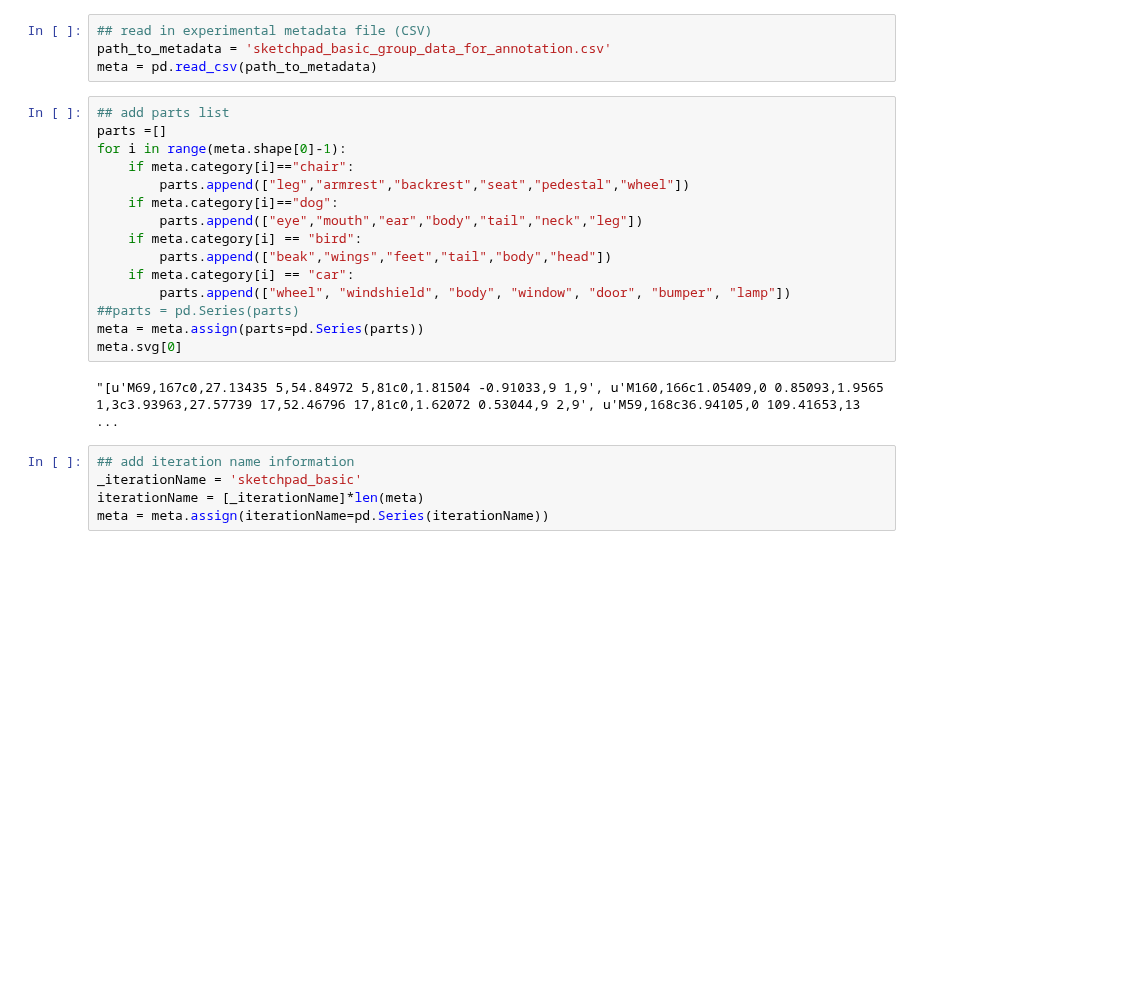
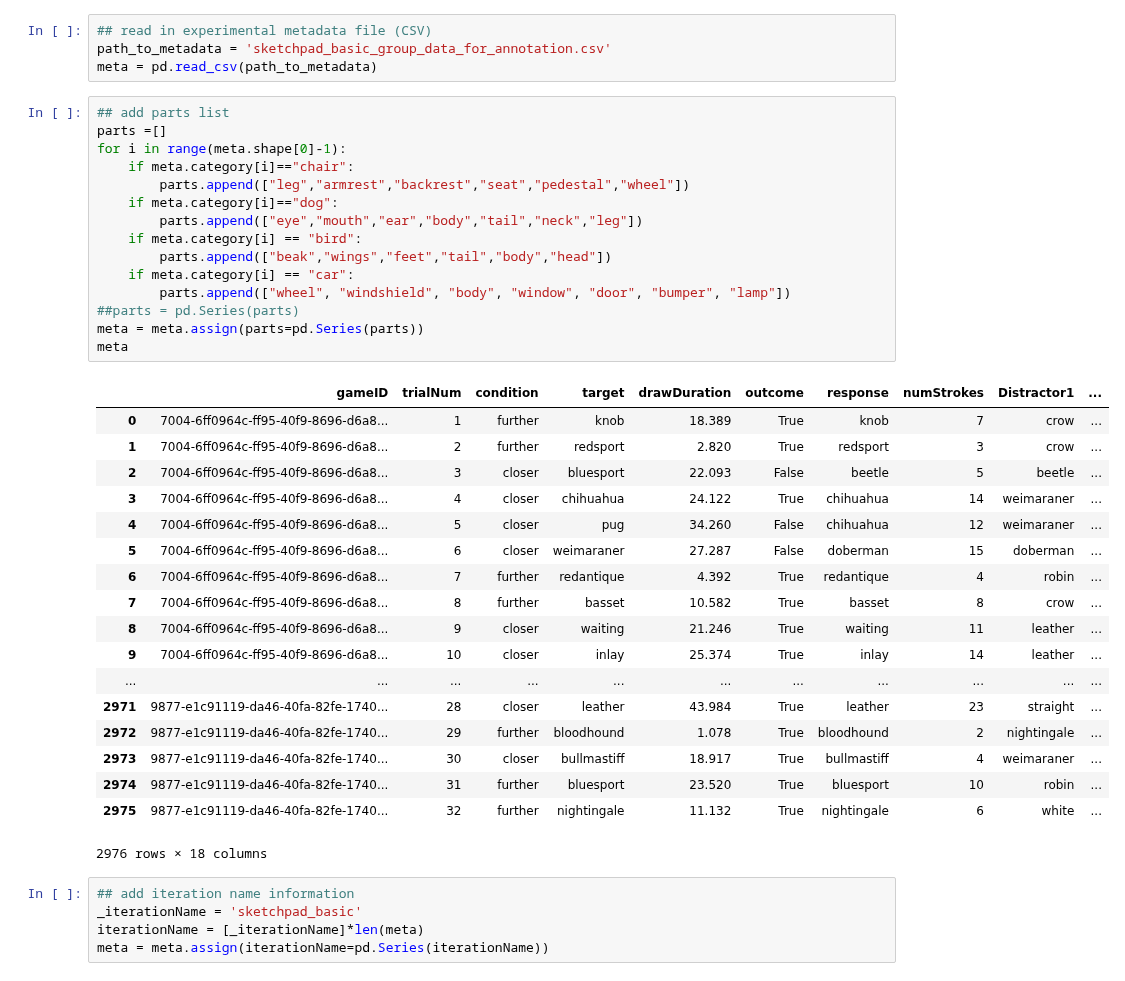
Before and after one commit to cogtoolslab/semantic_parts, a Jupyter notebook: data/preprocess_sketches_for_annotation_and_add_to_mongo.ipynb, the cells around one changed output. Cells and saved outputs as stored; diff of their text form; blank space fills up the shorter version.

```diff
--- a/data/preprocess_sketches_for_annotation_and_add_to_mongo.ipynb
+++ b/data/preprocess_sketches_for_annotation_and_add_to_mongo.ipynb
@@ -31,20 +31,37 @@ meta = pd.read_csv(path_to_metadata)
 # %%
 ## add parts list
 parts =[]
 for i in range(meta.shape[0]-1):
     if meta.category[i]=="chair":
         parts.append(["leg","armrest","backrest","seat","pedestal","wheel"])
     if meta.category[i]=="dog":
         parts.append(["eye","mouth","ear","body","tail","neck","leg"])
     if meta.category[i] == "bird":
         parts.append(["beak","wings","feet","tail","body","head"])
     if meta.category[i] == "car":
         parts.append(["wheel", "windshield", "body", "window", "door", "bumper", "lamp"])
 ##parts = pd.Series(parts)
 meta = meta.assign(parts=pd.Series(parts))
-meta.svg[0]
+meta
 # %% [output]
+|  | gameID | trialNum | condition | target | drawDuration | outcome | response | numStrokes | Distractor1 | ... |
+| 0 | 7004-6ff0964c-ff95-40f9-8696-d6a8... | 1 | further | knob | 18.389 | True | knob | 7 | crow | ... |
+| 1 | 7004-6ff0964c-ff95-40f9-8696-d6a8... | 2 | further | redsport | 2.820 | True | redsport | 3 | crow | ... |
+| 2 | 7004-6ff0964c-ff95-40f9-8696-d6a8... | 3 | closer | bluesport | 22.093 | False | beetle | 5 | beetle | ... |
+| 3 | 7004-6ff0964c-ff95-40f9-8696-d6a8... | 4 | closer | chihuahua | 24.122 | True | chihuahua | 14 | weimaraner | ... |
+| 4 | 7004-6ff0964c-ff95-40f9-8696-d6a8... | 5 | closer | pug | 34.260 | False | chihuahua | 12 | weimaraner | ... |
+| 5 | 7004-6ff0964c-ff95-40f9-8696-d6a8... | 6 | closer | weimaraner | 27.287 | False | doberman | 15 | doberman | ... |
+| 6 | 7004-6ff0964c-ff95-40f9-8696-d6a8... | 7 | further | redantique | 4.392 | True | redantique | 4 | robin | ... |
+| 7 | 7004-6ff0964c-ff95-40f9-8696-d6a8... | 8 | further | basset | 10.582 | True | basset | 8 | crow | ... |
+| 8 | 7004-6ff0964c-ff95-40f9-8696-d6a8... | 9 | closer | waiting | 21.246 | True | waiting | 11 | leather | ... |
+| 9 | 7004-6ff0964c-ff95-40f9-8696-d6a8... | 10 | closer | inlay | 25.374 | True | inlay | 14 | leather | ... |
+| ... | ... | ... | ... | ... | ... | ... | ... | ... | ... | ... |
+| 2971 | 9877-e1c91119-da46-40fa-82fe-1740... | 28 | closer | leather | 43.984 | True | leather | 23 | straight | ... |
+| 2972 | 9877-e1c91119-da46-40fa-82fe-1740... | 29 | further | bloodhound | 1.078 | True | bloodhound | 2 | nightingale | ... |
+| 2973 | 9877-e1c91119-da46-40fa-82fe-1740... | 30 | closer | bullmastiff | 18.917 | True | bullmastiff | 4 | weimaraner | ... |
+| 2974 | 9877-e1c91119-da46-40fa-82fe-1740... | 31 | further | bluesport | 23.520 | True | bluesport | 10 | robin | ... |
+| 2975 | 9877-e1c91119-da46-40fa-82fe-1740... | 32 | further | nightingale | 11.132 | True | nightingale | 6 | white | ... |
-"[u'M69,167c0,27.13435 5,54.84972 5,81c0,1.81504 -0.91033,9 1,9', u'M160,166c1.05409,0 0.85093,1.9565 1,3c3.93963,27.57739 17,52.46796 17,81c0,1.62072 0.53044,9 2,9', u'M59,168c36.94105,0 109.41653,13 ...
+2976 rows × 18 columns
 # %%
 ## add iteration name information
 _iterationName = 'sketchpad_basic'
```
Also changed, not shown: 1 other file.
